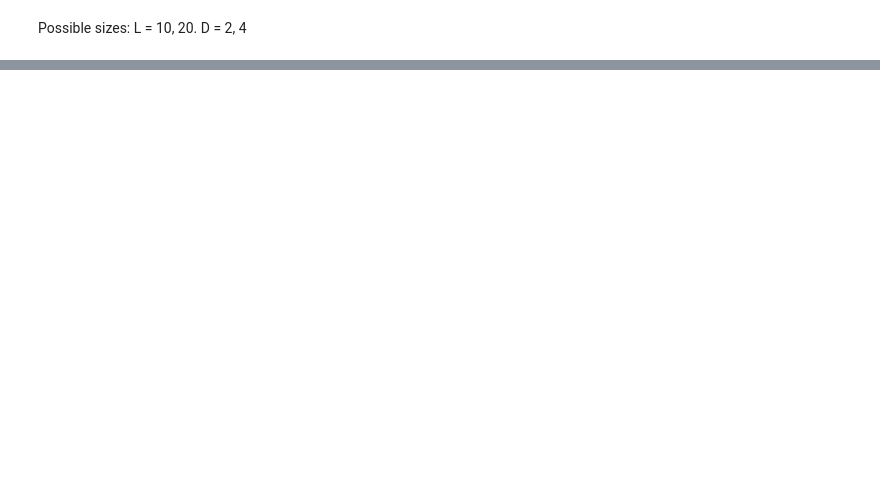
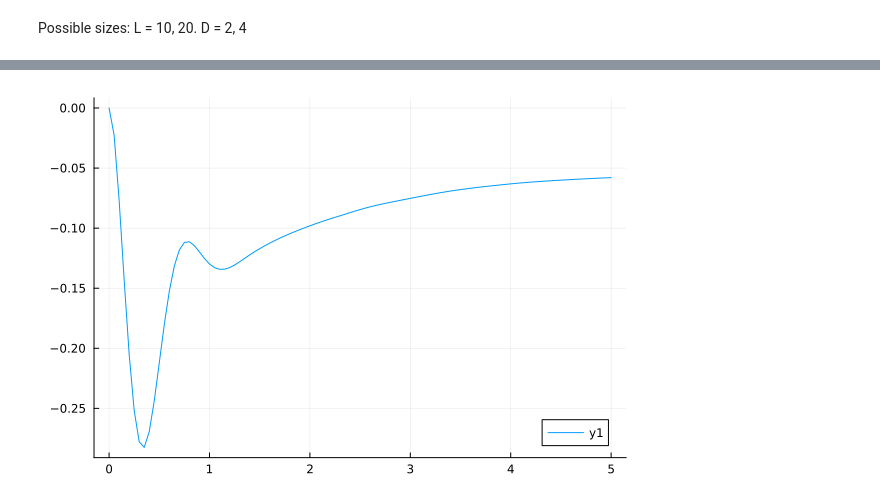
Before and after one commit to Joacop16/Heat_Rectification_in_Tilted_Systems, a Jupyter notebook: Main.ipynb, the cells around one changed output, grey strips where cells are left out. Drawn from its saved outputs; the diff is of its cells as text; code cells hidden in the pictures; blank space fills up the shorter version.

```diff
--- a/Main.ipynb
+++ b/Main.ipynb
@@ -128,0 +228,4 @@ MPS
+# %%
+plot(times_array, JE_t)
+# %% [output]
+[figure, added]
```
Also changed, not shown: parts of 20 cells of this notebook.
